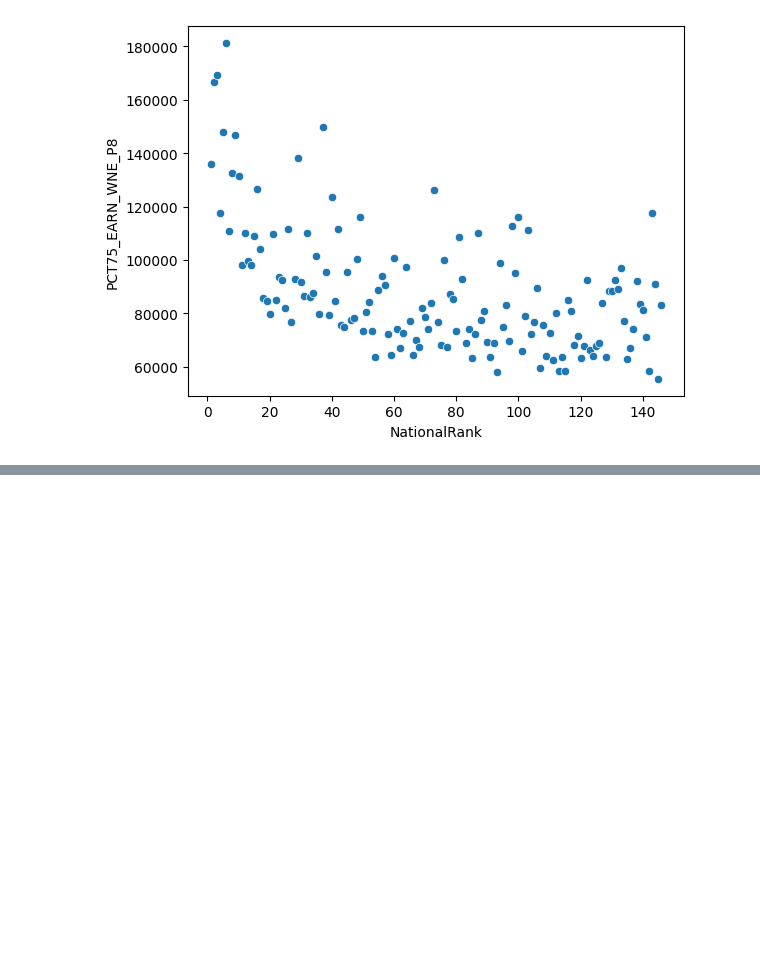
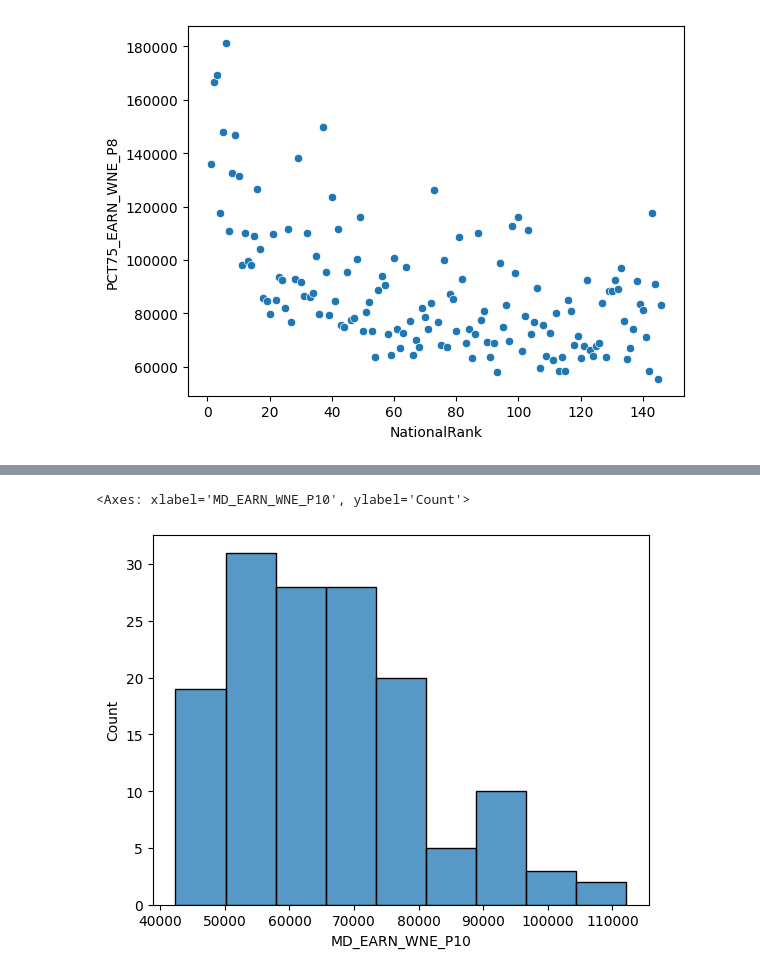
Before and after one commit to b4tan/College-Rank-and-Career-Success, a Jupyter notebook: 2018-2019-wrangle.ipynb, the cells around one changed output, grey strips where cells are left out. Saved outputs shown, nothing was run; the diff lists cells and outputs as text; code cells hidden in the pictures; blank space fills up the shorter version.

```diff
--- a/2018-2019-wrangle.ipynb
+++ b/2018-2019-wrangle.ipynb
@@ -135,0 +160,5 @@ sns.scatterplot( data = college_data, x = 'NationalRank', y = 'PCT75_EARN_WNE_P8
+# %%
+sns.histplot(college_data['MD_EARN_WNE_P10'])
+# %% [output]
+<Axes: xlabel='MD_EARN_WNE_P10', ylabel='Count'>
+[figure, added]
```
Also changed, not shown: parts of 9 cells of this notebook, 1 other file.
